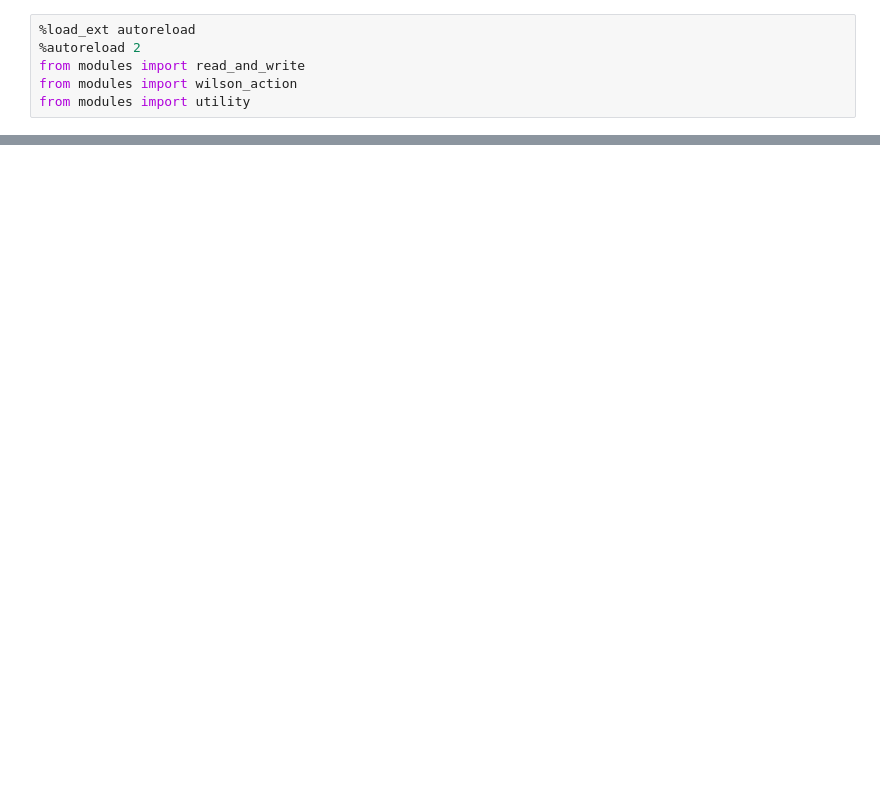
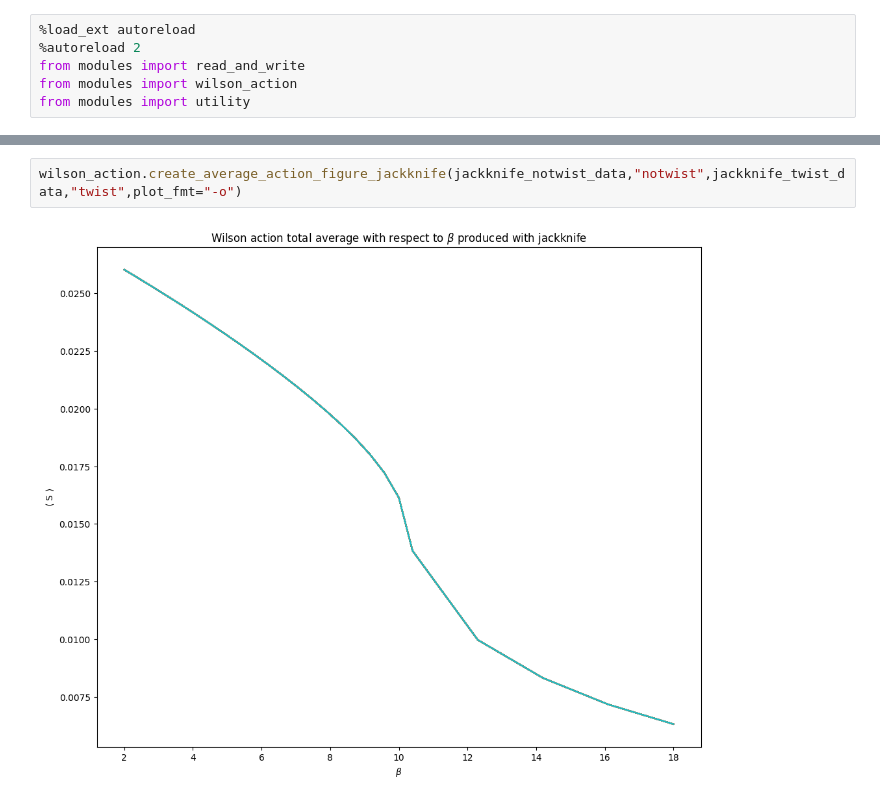
Before and after one commit to Haaaaron/SUN_twist_python_analysis, a Jupyter notebook: SUN_wilson_action.ipynb, the cells around one changed output, grey strips where cells are left out. Saved outputs shown, nothing was run; the diff lists cells and outputs as text; blank space fills up the shorter version.

```diff
--- a/SUN_wilson_action.ipynb
+++ b/SUN_wilson_action.ipynb
@@ -65,0 +53,4 @@ wilson_action.create_average_action_figure(plaquette_data_notwist,"notwist",plaq
+# %%
+wilson_action.create_average_action_figure_jackknife(jackknife_notwist_data,"notwist",jackknife_twist_data,"twist",plot_fmt="-o")
+# %% [output]
+[figure, added]
```
Also changed, not shown: parts of 27 cells of this notebook, 11 other files.
